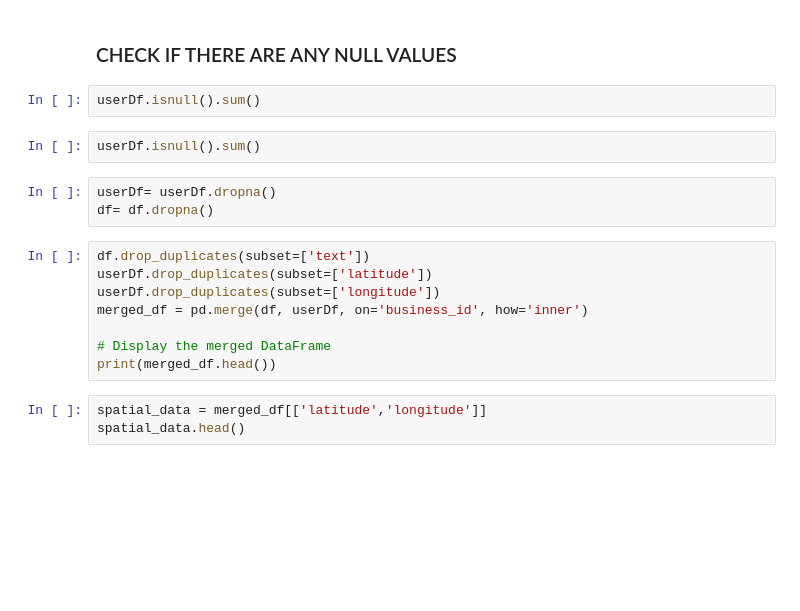
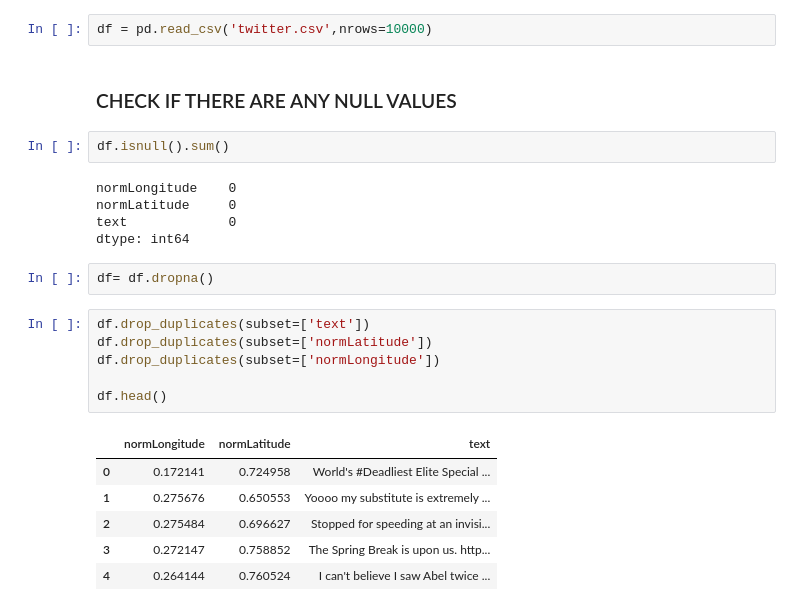
Before and after one commit to KostasSpyropoylos/thesis, a Jupyter notebook: py.ipynb, the cells around one changed output. Drawn from its saved outputs; the diff is of its cells as text; blank space fills up the shorter version.

```diff
--- a/py.ipynb
+++ b/py.ipynb
@@ -20,20 +15,26 @@ userDf = pd.read_json('yelp_academic_dataset_business.json', lines=True ,nrows=5
+# %%
+df = pd.read_csv('twitter.csv',nrows=10000)
 # %% [markdown]
 ### CHECK IF THERE ARE ANY NULL VALUES
 # %%
-userDf.isnull().sum()
+df.isnull().sum()
+# %% [output]
+normLongitude    0
+normLatitude     0
+text             0
+dtype: int64
-# %%
-userDf.isnull().sum()
-# %%
-userDf= userDf.dropna()
-df= df.dropna()
+# %%
+df= df.dropna()
 # %%
 df.drop_duplicates(subset=['text'])
-userDf.drop_duplicates(subset=['latitude'])
-userDf.drop_duplicates(subset=['longitude'])
-merged_df = pd.merge(df, userDf, on='business_id', how='inner')
+df.drop_duplicates(subset=['normLatitude'])
+df.drop_duplicates(subset=['normLongitude'])
 
-# Display the merged DataFrame
-print(merged_df.head())
+df.head()
+# %% [output]
+|  | normLongitude | normLatitude | text |
+| 0 | 0.172141 | 0.724958 | World's #Deadliest Elite Special ... |
+| 1 | 0.275676 | 0.650553 | Yoooo my substitute is extremely ... |
+| 2 | 0.275484 | 0.696627 | Stopped for speeding at an invisi... |
+| 3 | 0.272147 | 0.758852 | The Spring Break is upon us. http... |
+| 4 | 0.264144 | 0.760524 | I can't believe I saw Abel twice ... |
-# %%
-spatial_data = merged_df[['latitude','longitude']]
-spatial_data.head()
```
Also changed, not shown: parts of 15 cells of this notebook, 4 other files.
